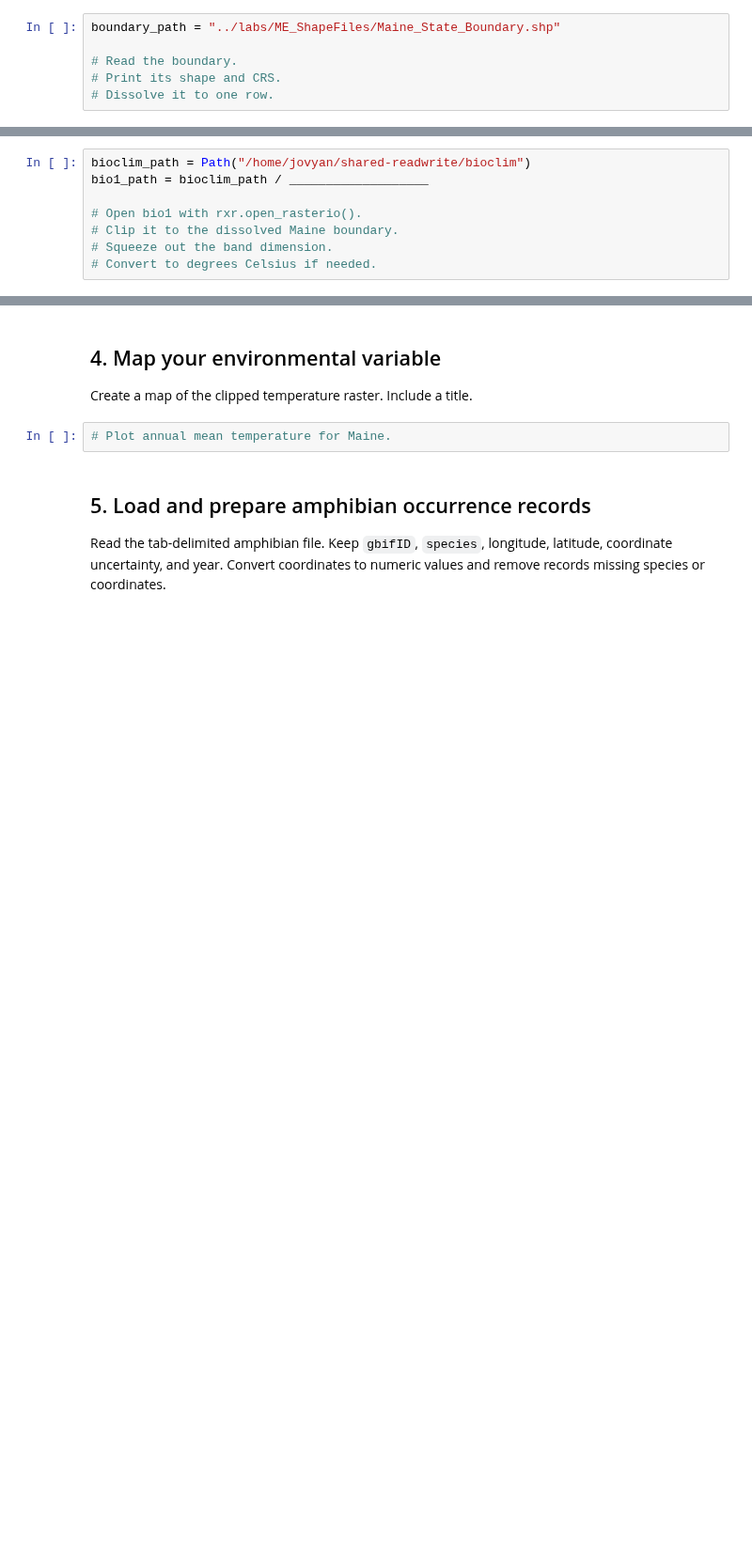
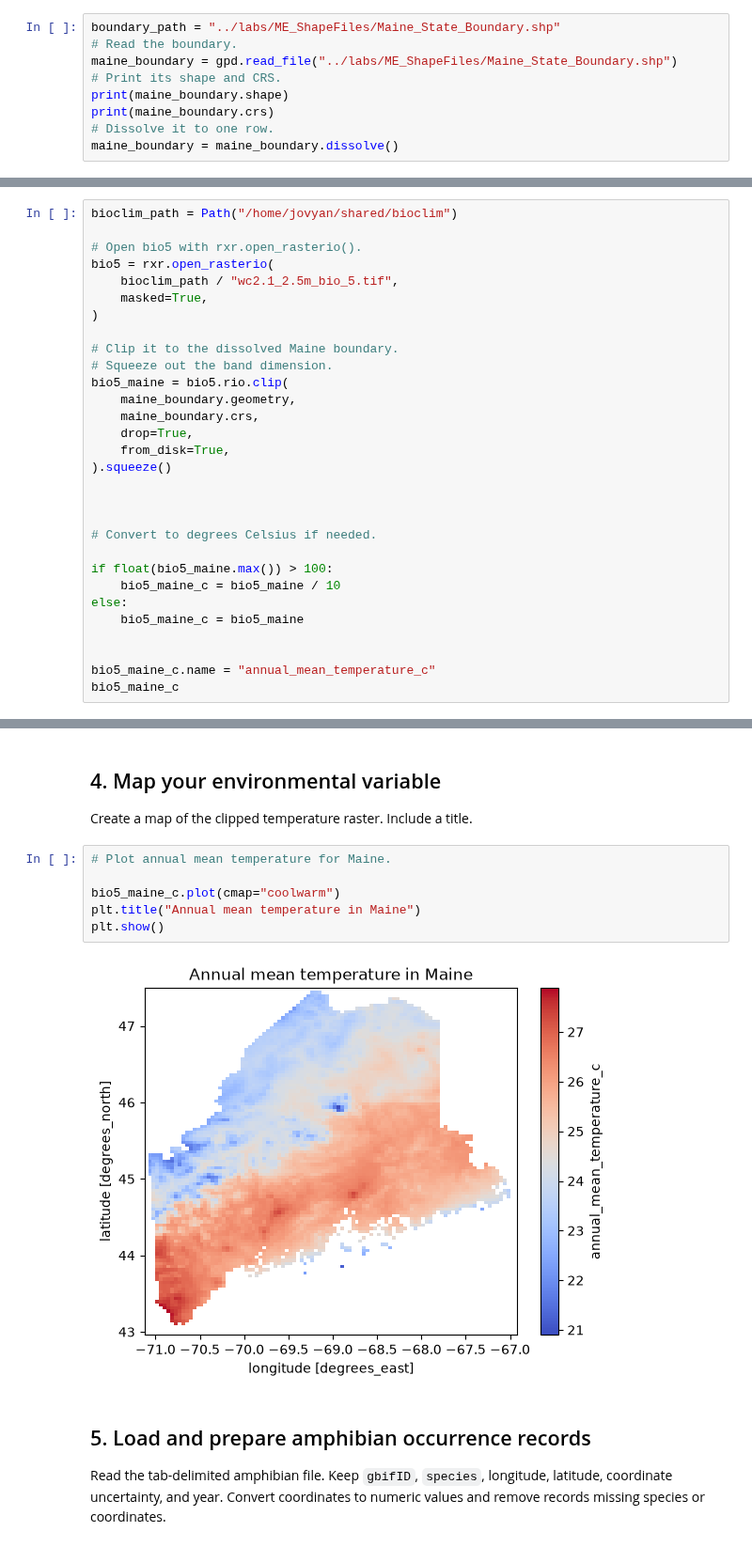
Before and after one commit to drewgutt/BIO597-SpatialBiodiversity, a Jupyter notebook: docs/assignments/Assignment-06-FirstPrinciplesSDM.ipynb, the cells around one changed output, grey strips where cells are left out. Shown at 94% size. Drawn from its saved outputs; the diff is of its cells as text; blank space fills up the shorter version.

```diff
--- a/docs/assignments/Assignment-06-FirstPrinciplesSDM.ipynb
+++ b/docs/assignments/Assignment-06-FirstPrinciplesSDM.ipynb
@@ -41,7 +48,10 @@ Import `pandas`, `geopandas`, `rioxarray`, `xarray`, `numpy`, `matplotlib.pyplot
 Read the Maine state boundary shapefile, inspect its CRS and shape, and dissolve it to one row.
 # %%
 boundary_path = "../labs/ME_ShapeFiles/Maine_State_Boundary.shp"
-
 # Read the boundary.
+maine_boundary = gpd.read_file("../labs/ME_ShapeFiles/Maine_State_Boundary.shp")
 # Print its shape and CRS.
+print(maine_boundary.shape)
+print(maine_boundary.crs)
 # Dissolve it to one row.
+maine_boundary = maine_boundary.dissolve()
@@ -50,10 +63,32 @@ boundary_path = "../labs/ME_ShapeFiles/Maine_State_Boundary.shp"
 
 Select one environmental variable of your choosing that is NOT mean annual temperature. You can choose one you think will work well or one you think is less important for the study organism. Open the variable .tif file with `masked=True`, clip it to Maine, and remove the band dimension with `squeeze()`.
 # %%
-bioclim_path = Path("/home/jovyan/shared-readwrite/bioclim")
-bio1_path = bioclim_path / ___________________
+bioclim_path = Path("/home/jovyan/shared/bioclim")
 
-# Open bio1 with rxr.open_rasterio().
+# Open bio5 with rxr.open_rasterio().
+bio5 = rxr.open_rasterio(
+    bioclim_path / "wc2.1_2.5m_bio_5.tif",
+    masked=True,
+)
+
 # Clip it to the dissolved Maine boundary.
 # Squeeze out the band dimension.
+bio5_maine = bio5.rio.clip(
+    maine_boundary.geometry,
+    maine_boundary.crs,
+    drop=True,
+    from_disk=True,
+).squeeze()
+
+
+
 # Convert to degrees Celsius if needed.
+
+if float(bio5_maine.max()) > 100:
+    bio5_maine_c = bio5_maine / 10
+else:
+    bio5_maine_c = bio5_maine
+
+
+bio5_maine_c.name = "annual_mean_temperature_c"
+bio5_maine_c
@@ -63,6 +116,12 @@ bio1_path = bioclim_path / ___________________
 Create a map of the clipped temperature raster. Include a title.
 # %%
 # Plot annual mean temperature for Maine.
+
+bio5_maine_c.plot(cmap="coolwarm")
+plt.title("Annual mean temperature in Maine")
+plt.show()
+# %% [output]
+[figure, added]
 # %% [markdown]
 ## 5. Load and prepare amphibian occurrence records
 
```
Also changed, not shown: parts of 30 cells of this notebook.
